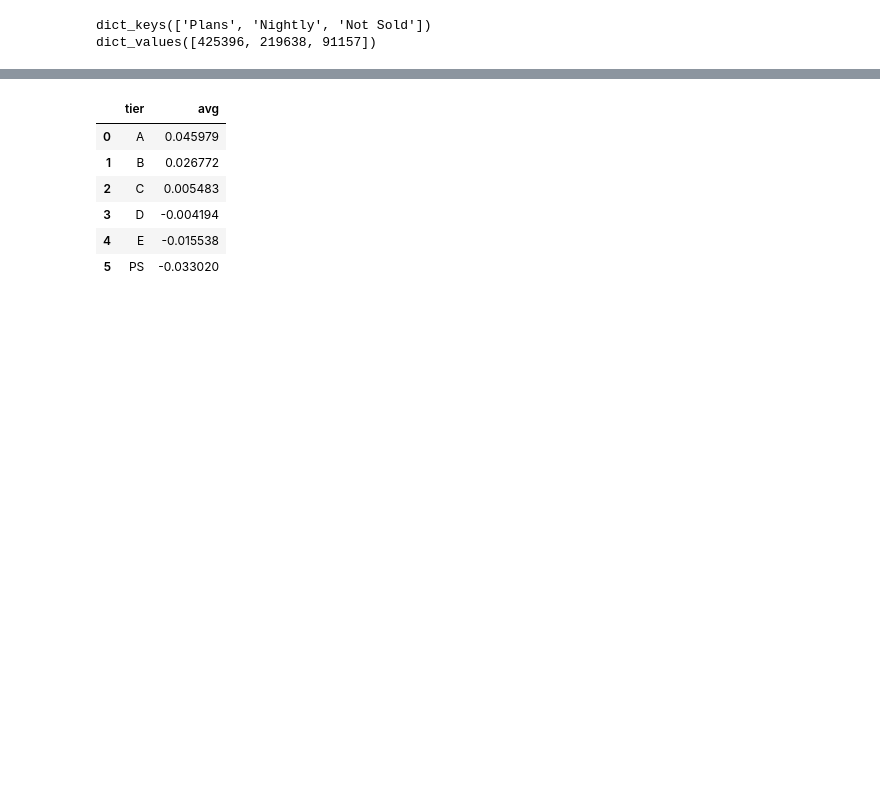
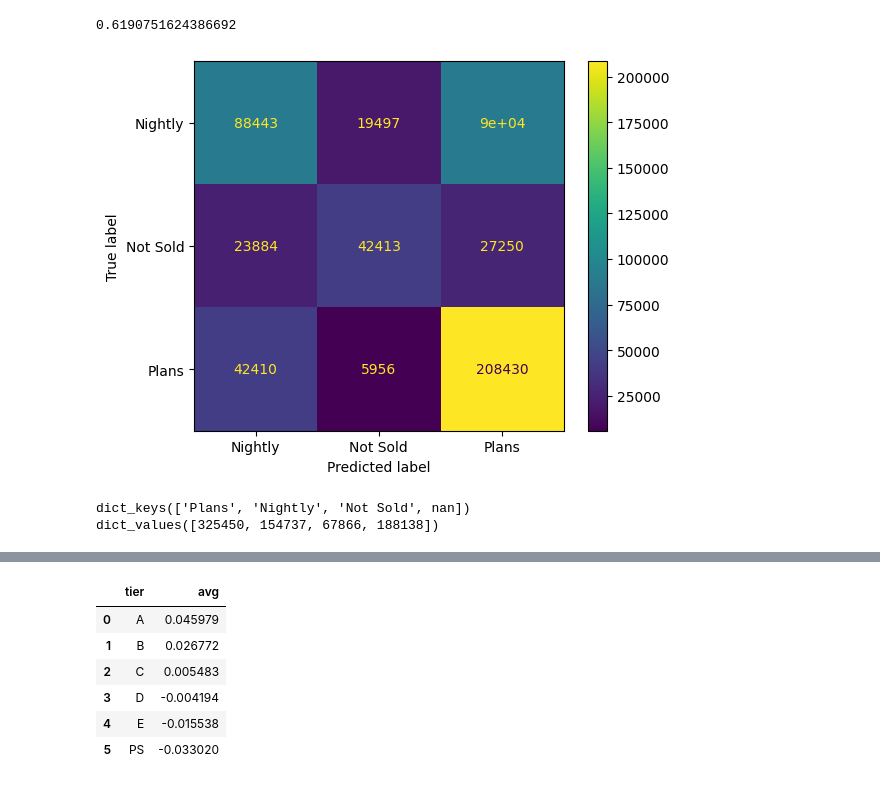
Before and after one commit to riffere-fla/pandas_party, a Jupyter notebook: ticket_revenue_model_2324.ipynb, the cells around one changed output, grey strips where cells are left out. Drawn from its saved outputs; the diff is of its cells as text; code cells hidden in the pictures; blank space fills up the shorter version.

```diff
--- a/ticket_revenue_model_2324.ipynb
+++ b/ticket_revenue_model_2324.ipynb
@@ -41,0 +46,10 @@ with ThreadPoolExecutor(1) as pool:
+# %%
+x = 'D'
+q = """
+select *
+from custom.cth_game_descriptions
+where season = '2023-24'
+and tier = '{}'
+""".format(x)
+q = FLA_Redshift(**rs_creds).query_warehouse(sql_string=q)
+q
@@ -43,10 +70,9 @@ with ThreadPoolExecutor(1) as pool:
 q = """
     with seats as
         (select
-            distinct seat_id, pc_one
+            distinct seat_id, pc_one, row_name, seat
         from
             custom.cth_manifest_2223 ),
-
     dates as
         (select
             event_date
@@ -54,14 +80,14 @@ q = """
             custom.cth_game_descriptions
         where
             season = '2022-23' and game_type = 1),
-
     other as
         (select
-            event_date, section_name, row_name, seat,
-            cast(section_name as varchar)+'-'+cast(row_name as varchar)+'-'+cast(seat as varchar) as seat_id,block_purchase_price, ticket_type
+            date(event_date) as event_date, section_name,
+            cast(section_name as varchar)+'-'+cast(row_name as varchar)+'-'+cast(seat as varchar) as seat_id, gross_revenue, ticket_type
         from
-            custom.cth_ticket_expanded_all),
-
+            custom.cth_historical_all_1718_2223
+        where
+            season = '2022-23'),
     base as
         (select
             *
@@ -69,7 +95,6 @@ q = """
             dates
         cross
             join seats)
-
     select
         base.event_date, tier, is_premier::int, original_six_plus_extra, base.seat_id, abbreviation, pc_one, row_name, seat,
             CASE
@@ -84,7 +109,7 @@ q = """
                 ELSE 'unknown'
                 END AS location,
         CASE
-            when block_purchase_price > 0 then block_purchase_price
+            when gross_revenue > 0 then gross_revenue
             else 0
         end as block_purchase_price,
         CASE
@@ -110,6 +151,6 @@ df_2223 = FLA_Redshift(**rs_creds).query_warehouse(sql_string=q)
 # %%
 df_2223['dow'] = [datetime.weekday(datetime.strptime(x, "%Y-%m-%d")) for x in df_2223['event_date']]
-df_2223['tier_num'] = df_2223.apply(lambda row: 5 if row['tier'] == 'A' else (4 if row['tier'] == 'B' else (3 if row['tier'] == 'C' else (2 if row['tier'] == 'D' else 1))), axis = 1)
+df_2223['tier_num'] = [5 if tier == 'A' else (4 if tier == 'B' else (3 if tier == 'C' else (2 if tier == 'D' else 1))) for tier in df_2223['tier']]
 df_2223['random'] = [x for x in (np.random.rand(len(df_2223),1)/2)]
 
 pcs = sorted(df_2223['pc_one'].unique())
@@ -134,28 +175,31 @@ x_test_scaled = ss.fit_transform(X_test)
 # %%
 # RFC
 clf = RandomForestClassifier(random_state = 1993)
 clf.fit(x_train_scaled, y_train)
 
 predicted = clf.predict(x_train_scaled)
-# cm = confusion_matrix(y_train.values,predicted, labels = ['Nightly', 'Not Sold', 'Plans'])
-# print(accuracy_score(y_train.values,predicted))
-# disp = ConfusionMatrixDisplay(confusion_matrix=cm, display_labels=['Nightly','Not Sold', 'Plans'])
-# disp.plot()
-# plt.show()
+cm = confusion_matrix(y_train.values,predicted, labels = ['Nightly', 'Not Sold', 'Plans'])
+print(accuracy_score(y_train.values,predicted))
+disp = ConfusionMatrixDisplay(confusion_matrix=cm, display_labels=['Nightly','Not Sold', 'Plans'])
+disp.plot()
+plt.show()
+# %% [output]
+0.6190751624386692
+[figure, added]
 # %%
-# df1 = pd.DataFrame(data = df_2223[0:736191])
-# df2 = pd.DataFrame(data = predicted, columns = ['predicted'])
-# df3 = pd.DataFrame(data = clf.predict_proba(x_train_scaled), columns = ['Nightly', 'Not Sold', 'Plans'])
-# #df1 = pd.concat([df1, y_train], axis = 1).reset_index(drop = True)
-# df1 = pd.concat([df1, df2, df3], axis = 1)
-# df1 = df1.merge(right = tier_full, how = 'left', on = 'tier')
-# # df1 = df1[df1['ticket_type_group'] != 'Not Sold']
-# # df1 = df1[df1['event_date'] == '2022-11-23']
-# print(Counter(df1['predicted'].tolist()).keys())
-# print(Counter(df1['predicted'].tolist()).values())
+df1 = pd.DataFrame(data = df_2223[0:736191])
+df2 = pd.DataFrame(data = predicted, columns = ['predicted'])
+df3 = pd.DataFrame(data = clf.predict_proba(x_train_scaled), columns = ['Nightly', 'Not Sold', 'Plans'])
+#df1 = pd.concat([df1, y_train], axis = 1).reset_index(drop = True)
+df1 = pd.concat([df1, df2, df3], axis = 1)
+#df1 = df1.merge(right = tier_full, how = 'left', on = 'tier')
+# df1 = df1[df1['ticket_type_group'] != 'Not Sold']
+# df1 = df1[df1['event_date'] == '2022-11-23']
+print(Counter(df1['predicted'].tolist()).keys())
+print(Counter(df1['predicted'].tolist()).values())
 # %% [output]
-dict_keys(['Plans', 'Nightly', 'Not Sold'])
-dict_values([425396, 219638, 91157])
+dict_keys(['Plans', 'Nightly', 'Not Sold', nan])
+dict_values([325450, 154737, 67866, 188138])
 # %%
 q = """
 with seats as
```
Also changed, not shown: parts of 6 cells of this notebook, 5 other files.
